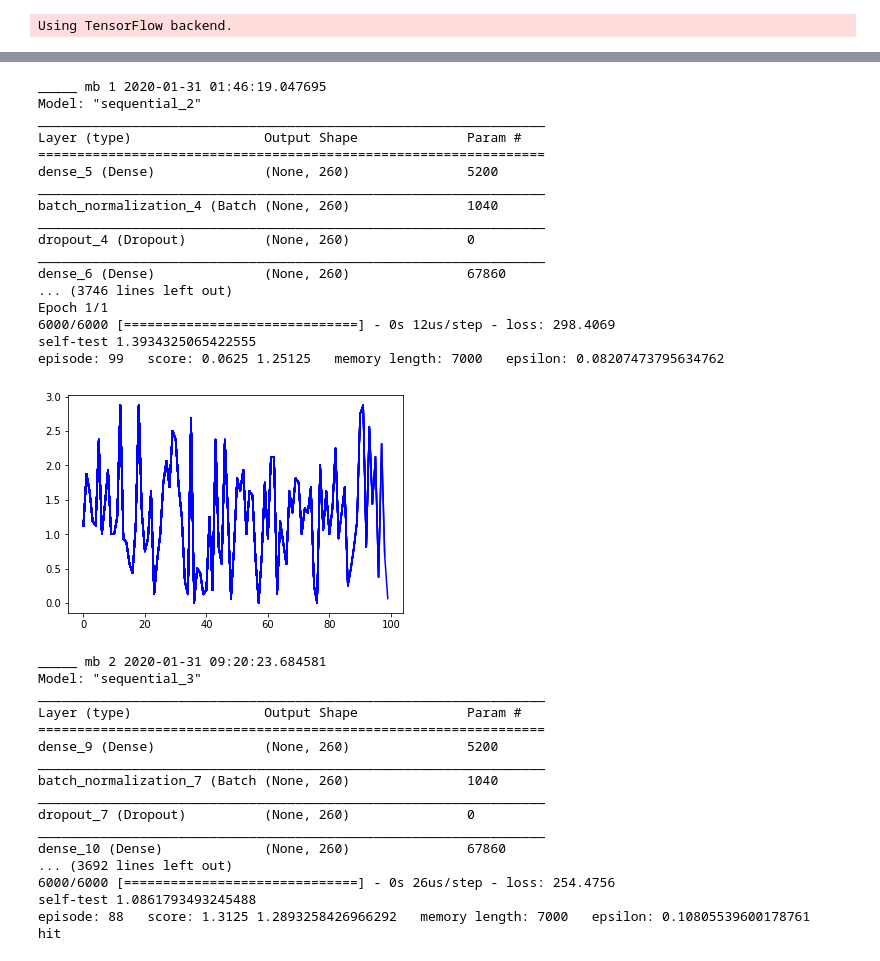
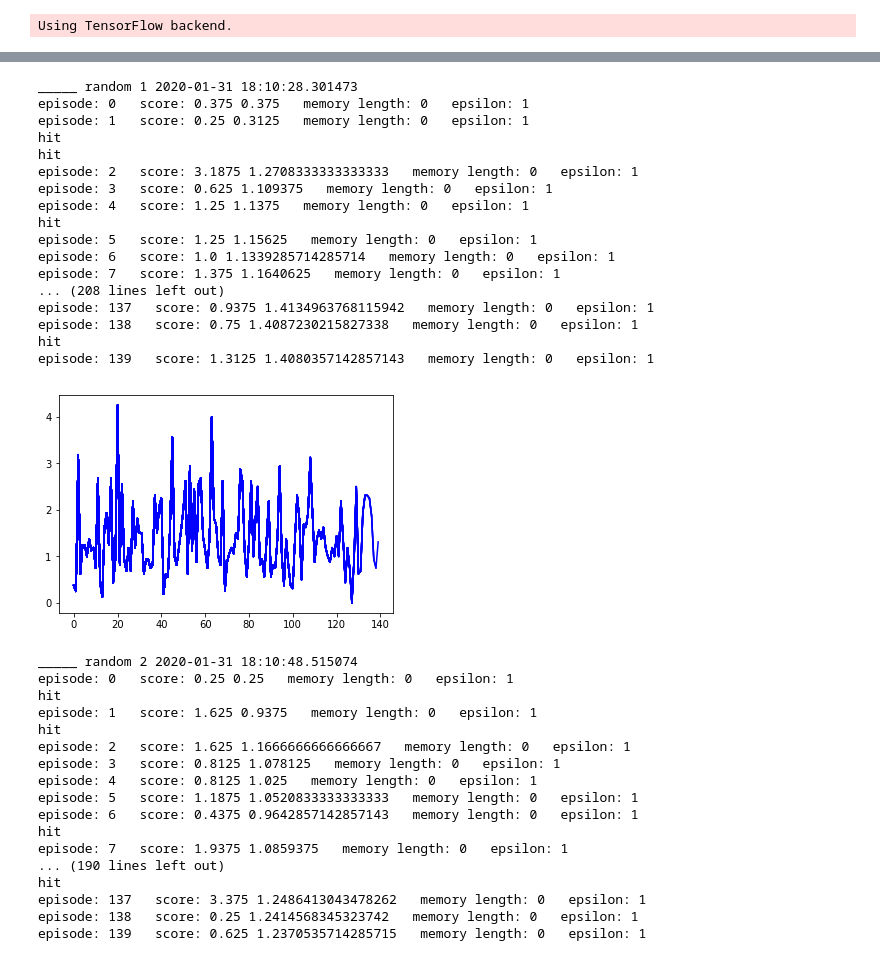
Before and after one commit to Kilorad/rl, a Jupyter notebook: massive_test.ipynb, the cells around one changed output, grey strips where cells are left out. Cells and saved outputs as stored; diff of their text form; code cells hidden in the pictures.

```diff
--- a/massive_test.ipynb
+++ b/massive_test.ipynb
@@ -30,11 +30,11 @@ Using TensorFlow backend.
 
 score_dict_full={'random':[],'ddqn':[],'a2c':[],'sarsa':[],'mb':[]}
 border_med = 100
-EPISODES=100
+EPISODES=140
 score_dict_med={'random':[],'ddqn':[],'a2c':[],'sarsa':[],'mb':[]}#c border_med по... такты. Надо, чтобы проверить быстроту обучения
 
 agent_list=[random_agent.randomAgent,a2c.A2CAgent,ddqn.DoubleDQNAgent,sarsa.SarsaAgent,model_based.ModelBasedAgent]
-for ag_num in range(4,5):
+for ag_num in range(0,5):
     if ag_num==0:
         name='random'
     if ag_num==1:
@@ -112,8 +112,12 @@ for ag_num in range(4,5):
                     episodes.append(e)
                     pylab.plot(episodes, scores, 'b')
                     #pylab.savefig("./save_graph/aa_gun_dqn.png")
-                    print("episode:", e, "  score:", score,np.mean(scores), "  memory length:",
-                          len(agent.s), "  epsilon:", agent.epsilon)
+                    try:
+                        print("episode:", e, "  score:", score,np.mean(scores), "  memory length:",
+                              len(agent.s), "  epsilon:", agent.epsilon)
+                    except Exception:
+                        print("episode:", e, "  score:", score,np.mean(scores), "  memory length:",
+                              len(agent.memory), "  epsilon:", agent.epsilon)
 
 
 
@@ -153,35 +157,35 @@ episode: 99   score: 0.5 1.368125   memory length: 7000   epsilon: 0.08207473795
-_____ mb 1 2020-01-31 01:46:19.047695
-Model: "sequential_2"
-_________________________________________________________________
-Layer (type)                 Output Shape              Param #
-=================================================================
-dense_5 (Dense)              (None, 260)               5200
-_________________________________________________________________
-batch_normalization_4 (Batch (None, 260)               1040
-_________________________________________________________________
-dropout_4 (Dropout)          (None, 260)               0
-_________________________________________________________________
-dense_6 (Dense)              (None, 260)               67860
-... (3746 lines left out)
-Epoch 1/1
-6000/6000 [==============================] - 0s 12us/step - loss: 298.4069
-self-test 1.3934325065422555
-episode: 99   score: 0.0625 1.25125   memory length: 7000   epsilon: 0.08207473795634762
+_____ random 1 2020-01-31 18:10:28.301473
+episode: 0   score: 0.375 0.375   memory length: 0   epsilon: 1
+episode: 1   score: 0.25 0.3125   memory length: 0   epsilon: 1
+hit
+hit
+episode: 2   score: 3.1875 1.2708333333333333   memory length: 0   epsilon: 1
+episode: 3   score: 0.625 1.109375   memory length: 0   epsilon: 1
+episode: 4   score: 1.25 1.1375   memory length: 0   epsilon: 1
+hit
+episode: 5   score: 1.25 1.15625   memory length: 0   epsilon: 1
+episode: 6   score: 1.0 1.1339285714285714   memory length: 0   epsilon: 1
+episode: 7   score: 1.375 1.1640625   memory length: 0   epsilon: 1
+... (208 lines left out)
+episode: 137   score: 0.9375 1.4134963768115942   memory length: 0   epsilon: 1
+episode: 138   score: 0.75 1.4087230215827338   memory length: 0   epsilon: 1
+hit
+episode: 139   score: 1.3125 1.4080357142857143   memory length: 0   epsilon: 1
-[figure, old version]
+[figure, new version]
-_____ mb 2 2020-01-31 09:20:23.684581
-Model: "sequential_3"
-_________________________________________________________________
-Layer (type)                 Output Shape              Param #
-=================================================================
-dense_9 (Dense)              (None, 260)               5200
-_________________________________________________________________
-batch_normalization_7 (Batch (None, 260)               1040
-_________________________________________________________________
-dropout_7 (Dropout)          (None, 260)               0
-_________________________________________________________________
-dense_10 (Dense)             (None, 260)               67860
-... (3692 lines left out)
-6000/6000 [==============================] - 0s 26us/step - loss: 254.4756
-self-test 1.0861793493245488
-episode: 88   score: 1.3125 1.2893258426966292   memory length: 7000   epsilon: 0.10805539600178761
+_____ random 2 2020-01-31 18:10:48.515074
+episode: 0   score: 0.25 0.25   memory length: 0   epsilon: 1
 hit
+episode: 1   score: 1.625 0.9375   memory length: 0   epsilon: 1
+hit
+episode: 2   score: 1.625 1.1666666666666667   memory length: 0   epsilon: 1
+episode: 3   score: 0.8125 1.078125   memory length: 0   epsilon: 1
+episode: 4   score: 0.8125 1.025   memory length: 0   epsilon: 1
+episode: 5   score: 1.1875 1.0520833333333333   memory length: 0   epsilon: 1
+episode: 6   score: 0.4375 0.9642857142857143   memory length: 0   epsilon: 1
+hit
+episode: 7   score: 1.9375 1.0859375   memory length: 0   epsilon: 1
+... (190 lines left out)
+hit
+episode: 137   score: 3.375 1.2486413043478262   memory length: 0   epsilon: 1
+episode: 138   score: 0.25 1.2414568345323742   memory length: 0   epsilon: 1
+episode: 139   score: 0.625 1.2370535714285715   memory length: 0   epsilon: 1
```
Also changed, not shown: parts of 2 cells of this notebook, 1 other file.
